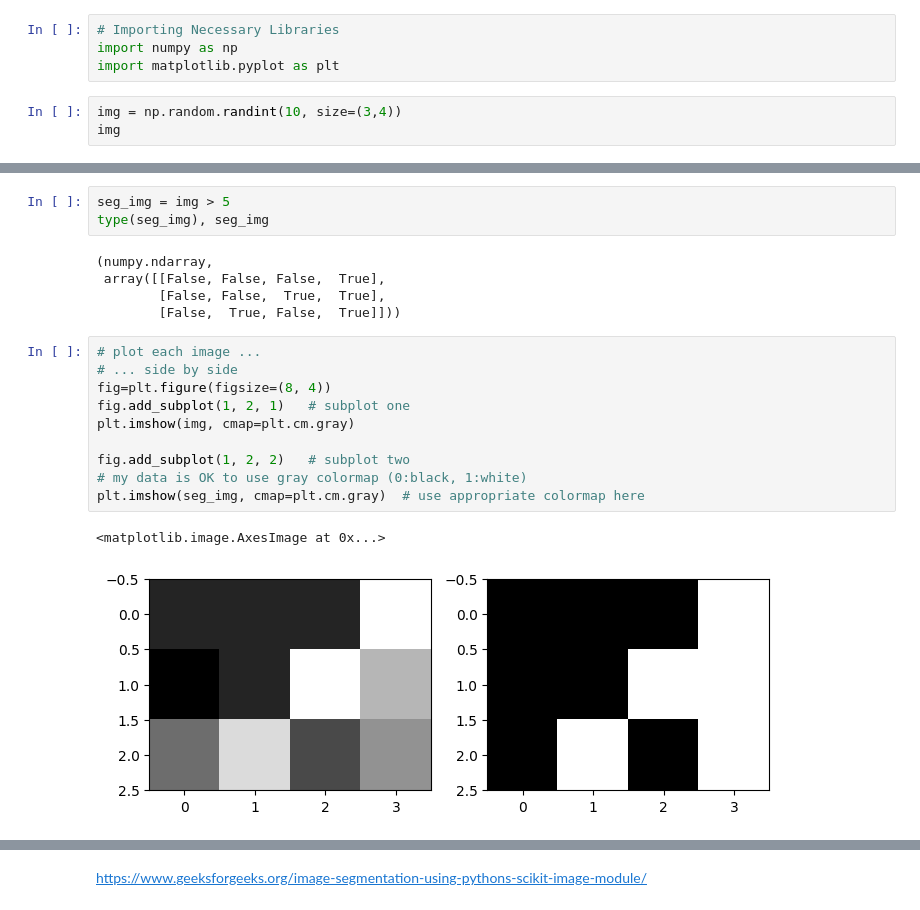
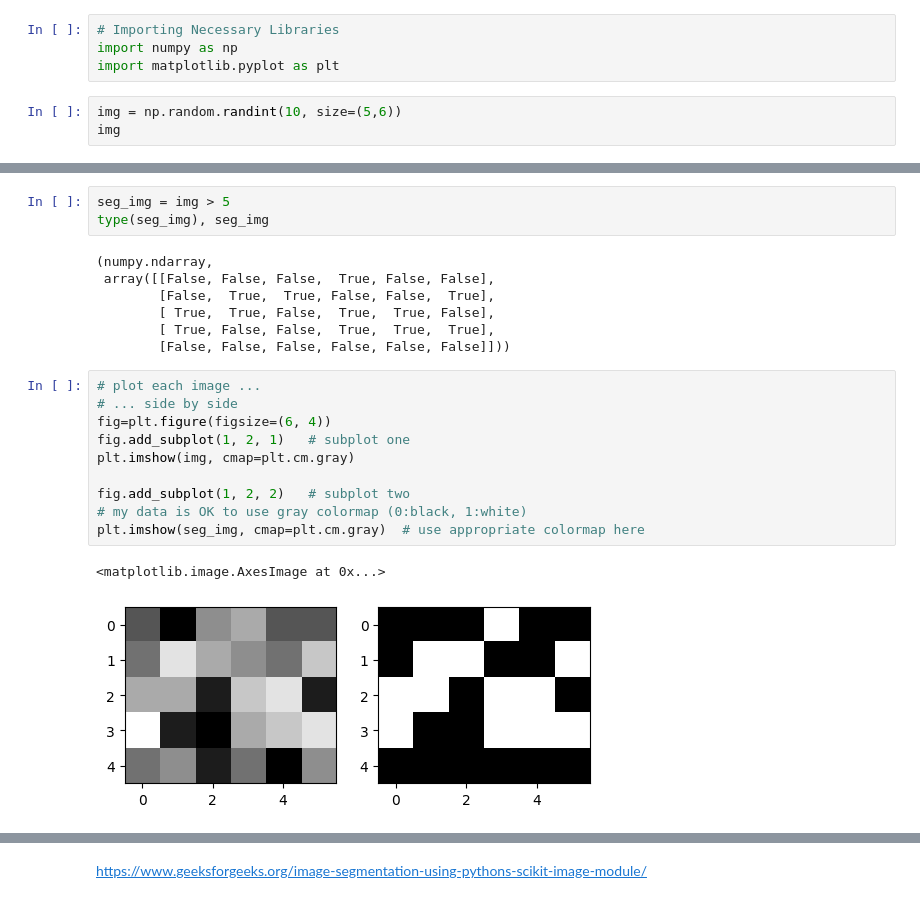
Before and after one commit to fum-cs/ads, a Jupyter notebook: code/image_seg_01.ipynb, the cells around one changed output, grey strips where cells are left out. Saved outputs shown, nothing was run; the diff lists cells and outputs as text.

```diff
--- a/code/image_seg_01.ipynb
+++ b/code/image_seg_01.ipynb
@@ -5,6 +5,6 @@ M. Amintoosi
 import numpy as np
 import matplotlib.pyplot as plt
 # %%
-img = np.random.randint(10, size=(3,4))
+img = np.random.randint(10, size=(5,6))
 img
 # %% [output]
@@ -21,21 +29,23 @@ seg_img = img > 5
 type(seg_img), seg_img
 # %% [output]
 (numpy.ndarray,
- array([[False, False, False,  True],
-        [False, False,  True,  True],
-        [False,  True, False,  True]]))
+ array([[False, False, False,  True, False, False],
+        [False,  True,  True, False, False,  True],
+        [ True,  True, False,  True,  True, False],
+        [ True, False, False,  True,  True,  True],
+        [False, False, False, False, False, False]]))
 # %%
 # plot each image ...
 # ... side by side
-fig=plt.figure(figsize=(8, 4))
+fig=plt.figure(figsize=(6, 4))
 fig.add_subplot(1, 2, 1)   # subplot one
 plt.imshow(img, cmap=plt.cm.gray)
 
 fig.add_subplot(1, 2, 2)   # subplot two
 # my data is OK to use gray colormap (0:black, 1:white)
 plt.imshow(seg_img, cmap=plt.cm.gray)  # use appropriate colormap here
 # %% [output]
 <matplotlib.image.AxesImage at 0x...>
-[figure, old version]
+[figure, new version]
 # %%
 seg_img = img > 5
```
Also changed, not shown: parts of 6 cells of this notebook, 1 other file.
